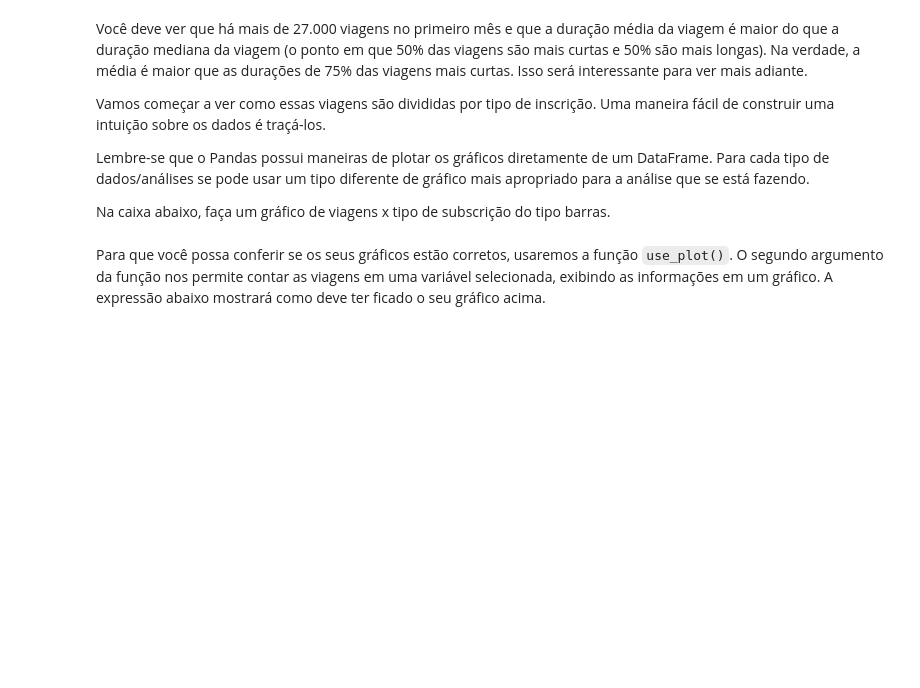
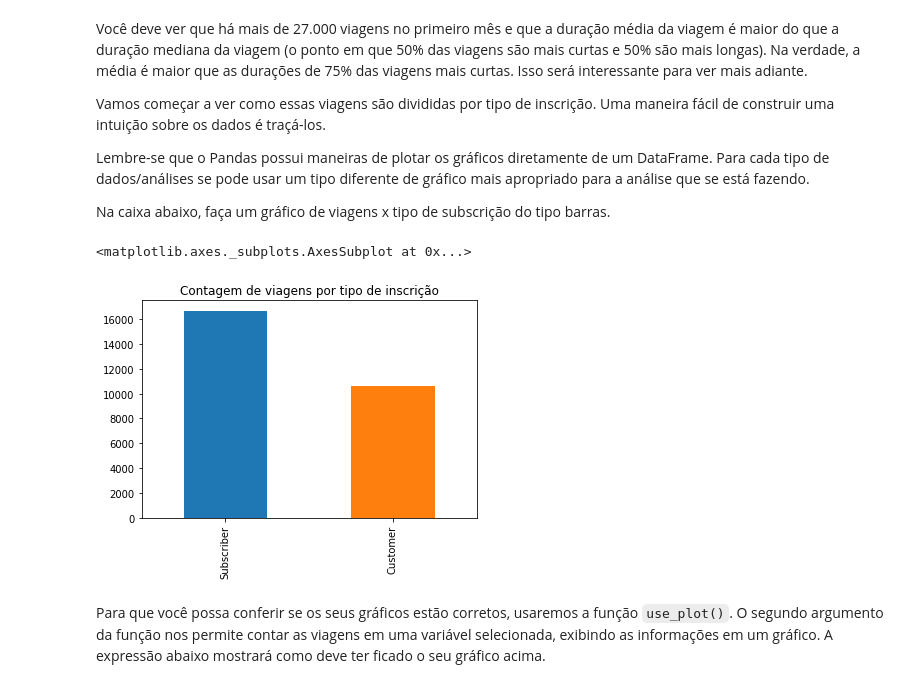
Before and after one commit to luisfcardoso/Udacity, a Jupyter notebook: Fundamentos de Data Science 1/Projeto/Analise_Bay_Area_Bike_Share-NDFDSI.ipynb, the cells around one changed output. Saved outputs shown, nothing was run; the diff lists cells and outputs as text; code cells hidden in the pictures; blank space fills up the shorter version.

```diff
--- a/Fundamentos de Data Science 1/Projeto/Analise_Bay_Area_Bike_Share-NDFDSI.ipynb
+++ b/Fundamentos de Data Science 1/Projeto/Analise_Bay_Area_Bike_Share-NDFDSI.ipynb
@@ -284,7 +305,11 @@ Na caixa abaixo, faça um gráfico de viagens x tipo de subscrição do tipo bar
 # %%
 # TODO: plote um gráfico de barras que mostre quantidade de viagens por subscription_type
 # lembrando que quando o comando .plot é usado, se pode escolher o tipo de gráfico usando
 # o parâmetro kind. Ex: plot(kind='bar')
+trip_data['subscription_type'].value_counts().plot(kind='bar', title="Contagem de viagens por tipo de inscrição")
+# %% [output]
+<matplotlib.axes._subplots.AxesSubplot at 0x...>
+[figure, added]
 # %% [markdown]
 Para que você possa conferir se os seus gráficos estão corretos, usaremos a função `use_plot()`. O segundo argumento da função nos permite contar as viagens em uma variável selecionada, exibindo as informações em um gráfico. A expressão abaixo mostrará como deve ter ficado o seu gráfico acima.
 # %%
```
Also changed, not shown: parts of 8 cells of this notebook.
